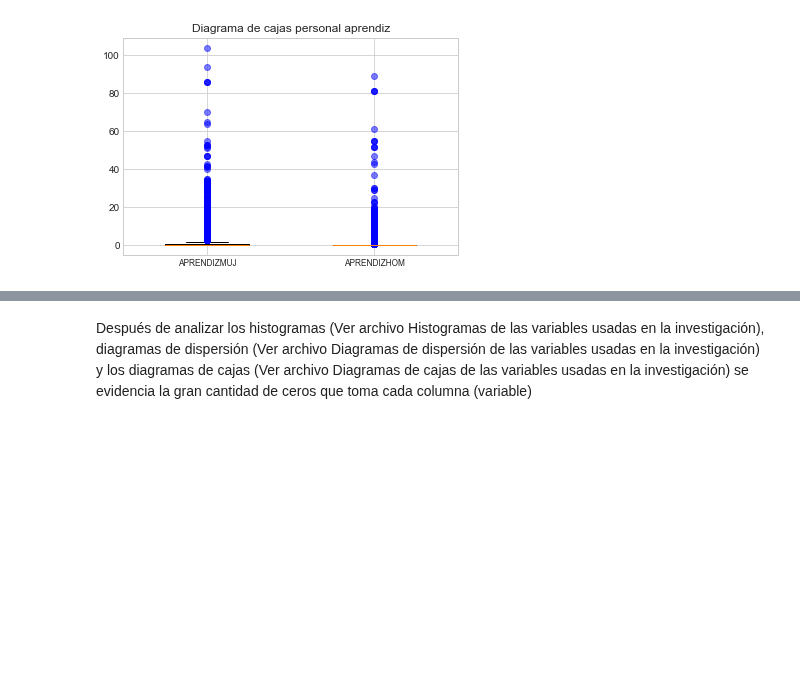
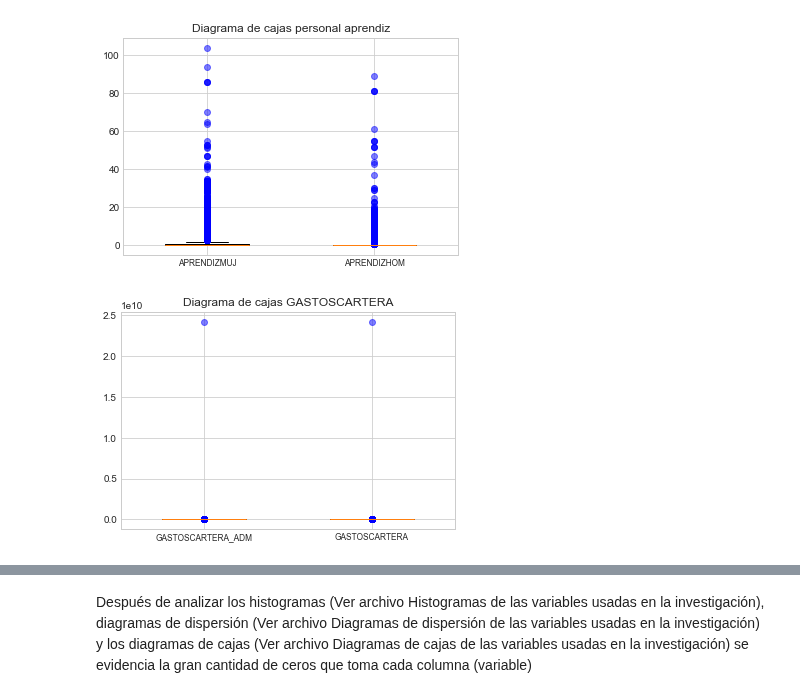
Before and after one commit to KatherinAcosta/Proyecto2018, a Jupyter notebook: 2. Análisis exploratorio de datos.ipynb, the cells around one changed output, grey strips where cells are left out. Drawn from its saved outputs; the diff is of its cells as text; code cells hidden in the pictures; blank space fills up the shorter version.

```diff
--- a/2. Análisis exploratorio de datos.ipynb
+++ b/2. Análisis exploratorio de datos.ipynb
@@ -154,3 +161,13 @@ for flier in k['fliers']:
 plt.savefig("Diagrama de cajas personal aprendiz.png")
 # %% [output]
 [figure]
+# %%
+k=plt.boxplot([total.GASTOSCARTERA_ADM,total.GASTOSCARTERA],sym="b+",widths=0.5,whis=1.5)
+plt.xticks([1,2],["GASTOSCARTERA_ADM","GASTOSCARTERA"],size="small")
+plt.title("Diagrama de cajas GASTOSCARTERA");
+
+# visualizar mas fácil los atípicos
+for flier in k['fliers']:
+    flier.set(marker='o', color='blue', alpha=0.5)   # los puntos aislados son valores atípicos
+# %% [output]
+[figure, added]
```
Also changed, not shown: parts of 8 cells of this notebook.
